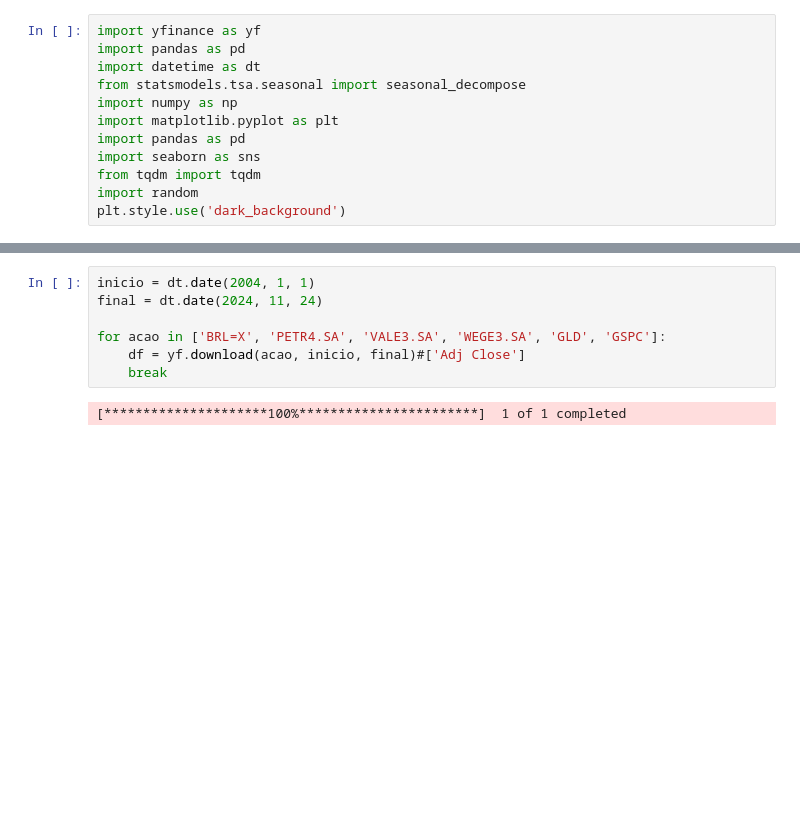
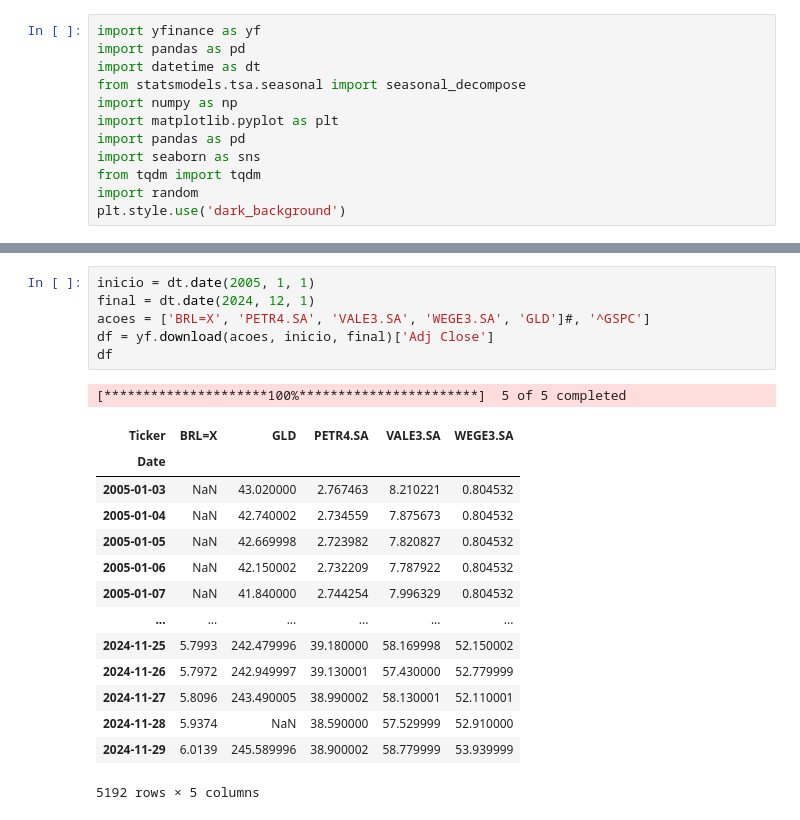
Before and after one commit to EPS-ALM/stocks-forecasting, a Jupyter notebook: analise/scrapping_dados.ipynb, the cells around one changed output, grey strips where cells are left out. Drawn from its saved outputs; the diff is of its cells as text; blank space fills up the shorter version.

```diff
--- a/analise/scrapping_dados.ipynb
+++ b/analise/scrapping_dados.ipynb
@@ -21,10 +29,23 @@ df = yf.download(acoes, inicio, final)#['Adj Close']
 # %%
-inicio = dt.date(2004, 1, 1)
-final = dt.date(2024, 11, 24)
-
-for acao in ['BRL=X', 'PETR4.SA', 'VALE3.SA', 'WEGE3.SA', 'GLD', 'GSPC']:
-    df = yf.download(acao, inicio, final)#['Adj Close']
-    break
+inicio = dt.date(2005, 1, 1)
+final = dt.date(2024, 12, 1)
+acoes = ['BRL=X', 'PETR4.SA', 'VALE3.SA', 'WEGE3.SA', 'GLD']#, '^GSPC']
+df = yf.download(acoes, inicio, final)['Adj Close']
+df
 # %% [output]
-[*********************100%***********************]  1 of 1 completed
+[*********************100%***********************]  5 of 5 completed
+| Ticker | BRL=X | GLD | PETR4.SA | VALE3.SA | WEGE3.SA |
+| Date |  |  |  |  |  |
+| 2005-01-03 | NaN | 43.020000 | 2.767463 | 8.210221 | 0.804532 |
+| 2005-01-04 | NaN | 42.740002 | 2.734559 | 7.875673 | 0.804532 |
+| 2005-01-05 | NaN | 42.669998 | 2.723982 | 7.820827 | 0.804532 |
+| 2005-01-06 | NaN | 42.150002 | 2.732209 | 7.787922 | 0.804532 |
+| 2005-01-07 | NaN | 41.840000 | 2.744254 | 7.996329 | 0.804532 |
+| ... | ... | ... | ... | ... | ... |
+| 2024-11-25 | 5.7993 | 242.479996 | 39.180000 | 58.169998 | 52.150002 |
+| 2024-11-26 | 5.7972 | 242.949997 | 39.130001 | 57.430000 | 52.779999 |
+| 2024-11-27 | 5.8096 | 243.490005 | 38.990002 | 58.130001 | 52.110001 |
+| 2024-11-28 | 5.9374 | NaN | 38.590000 | 57.529999 | 52.910000 |
+| 2024-11-29 | 6.0139 | 245.589996 | 38.900002 | 58.779999 | 53.939999 |
+5192 rows × 5 columns
 # %%
```
Also changed, not shown: parts of 5 cells of this notebook.
